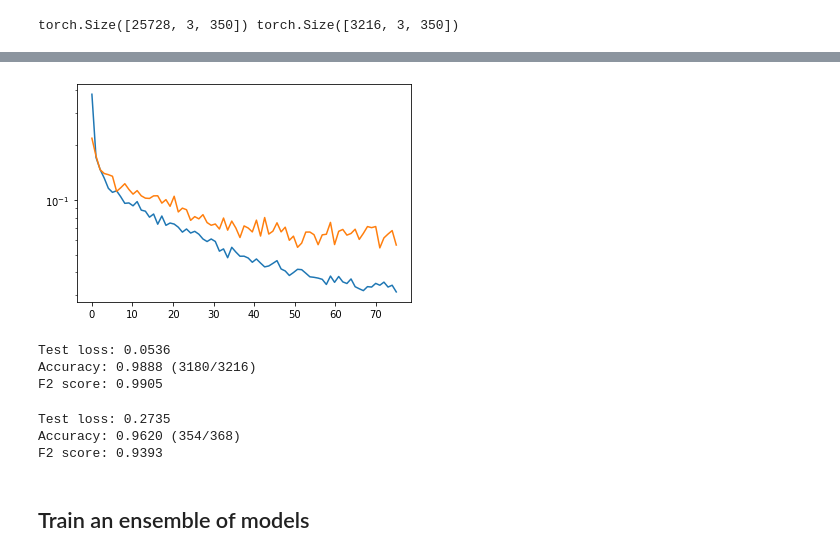
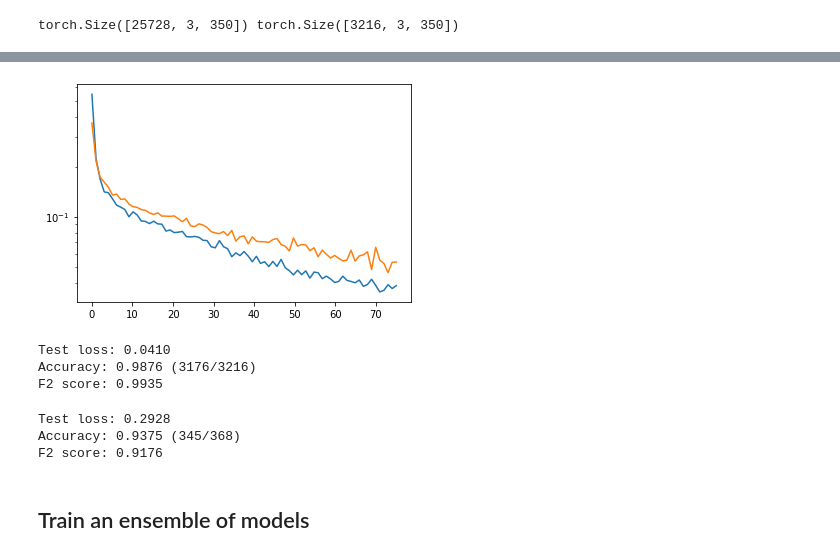
Before and after one commit to cruzsbrian/Caltech-CS155-2023, a Jupyter notebook: proj1/conv.ipynb, the cells around one changed output, grey strips where cells are left out. Drawn from its saved outputs; the diff is of its cells as text; code cells hidden in the pictures.

```diff
--- a/proj1/conv.ipynb
+++ b/proj1/conv.ipynb
@@ -147,9 +148,9 @@ def augment(X, Y):
     X = np.repeat(X, 2, axis=0)
     Y = np.repeat(Y, 2, axis=0)
 
-    X[data_len:,0,:] *= 2 * np.random.binomial(1, 0.5) - 1           # randomly flip x
-    # X[data_len:,0,:] *= 0.9 + np.random.random(len(X))[:,None] * 0.2 # randomly scale x
-    # X[data_len:,1,:] *= 0.9 + np.random.random(len(X))[:,None] * 0.2 # randomly scale y
+    X[data_len:,0,:] *= -1
+    # X[data_len:,0,:] *= 0.9 + np.random.random(data_len)[:,None] * 0.2 # randomly scale x
+    # X[data_len:,1,:] *= 0.9 + np.random.random(data_len)[:,None] * 0.2 # randomly scale y
 
     # shuffle
     idx = np.arange(len(X))
@@ -215,7 +217,9 @@ def create_model(dropout, learning_rate=2e-5, pos_weight=1, track_len=350):
         nn.Linear(256, 128),
         nn.ReLU(),
         nn.Dropout(dropout),
-        nn.Linear(128, 1)
+        nn.Linear(128, 8),
+        nn.ReLU(),
+        nn.Linear(8, 1),
     ).cuda()
 
     loss_fn = nn.BCEWithLogitsLoss(pos_weight=torch.tensor(pos_weight)).cuda()
@@ -225,7 +229,7 @@ def create_model(dropout, learning_rate=2e-5, pos_weight=1, track_len=350):
 # %% [markdown]
 ## Functions for training/testing
 # %%
-def train(model, loss_fn, optimizer, train_dataset, val_dataset, n_epochs, batch_size=32, print_losses=False):
+def train(model, loss_fn, optimizer, train_dataset, val_dataset, n_epochs, batch_size=32, l1reg=1e-4, print_losses=False):
     train_loader = torch.utils.data.DataLoader(train_dataset, batch_size=batch_size, shuffle=True)
     val_loader = torch.utils.data.DataLoader(val_dataset, batch_size=batch_size, shuffle=False)
 
@@ -245,6 +249,7 @@ def train(model, loss_fn, optimizer, train_dataset, val_dataset, n_epochs, batch
             optimizer.zero_grad()
             pred = model(data)
             loss = loss_fn(pred, target)
+
             loss.backward()
             optimizer.step()
 
@@ -370,8 +375,8 @@ torch.Size([25728, 3, 350]) torch.Size([3216, 3, 350])
 n_epochs = 75
 
 torch.manual_seed(0)
-model, loss_fn, optimizer = create_model(0.1, learning_rate=2e-5, pos_weight=2)
-train_loss, test_loss = train(model, loss_fn, optimizer, train_dataset, val_dataset, n_epochs, batch_size=128, print_losses=True)
+model, loss_fn, optimizer = create_model(0.05, learning_rate=1.2e-5, pos_weight=2)
+train_loss, test_loss = train(model, loss_fn, optimizer, train_dataset, val_dataset, n_epochs, batch_size=128, l1reg=0.1, print_losses=True)
 
 epoch_steps = np.linspace(0, n_epochs, len(train_loss))
 plt.plot(epoch_steps, train_loss)
@@ -401,10 +406,10 @@ F2 score: 0.9905
-[figure, old version]
+[figure, new version]
 # %%
 test(model, loss_fn, val_dataset)
 # %% [output]
-Test loss: 0.0536
-Accuracy: 0.9888 (3180/3216)
-F2 score: 0.9905
+Test loss: 0.0410
+Accuracy: 0.9876 (3176/3216)
+F2 score: 0.9935
 # %%
 # Create a test dataset of only lab data
 lab_X, lab_Y = data_to_numpy(lab_data, max_len=350)
@@ -412,9 +417,9 @@ lab_dataset = torch.utils.data.TensorDataset(torch.tensor(lab_X).float(), torch.
 
 test(model, loss_fn, lab_dataset)
 # %% [output]
-Test loss: 0.2735
-Accuracy: 0.9620 (354/368)
-F2 score: 0.9393
+Test loss: 0.2928
+Accuracy: 0.9375 (345/368)
+F2 score: 0.9176
 # %% [markdown]
 ## Train an ensemble of models
 # %% [markdown]
```
Also changed, not shown: parts of 26 cells of this notebook, 6 other files.
